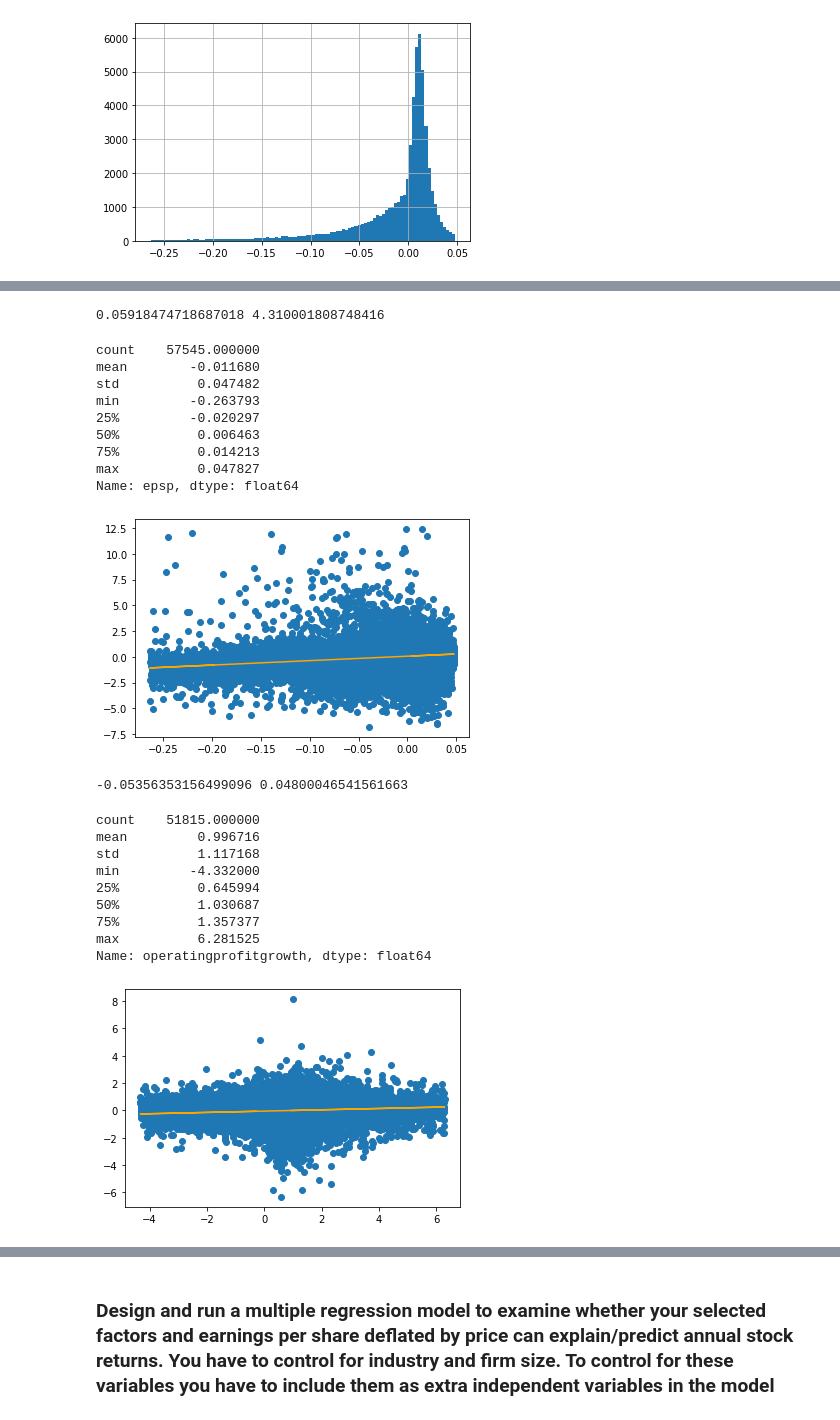
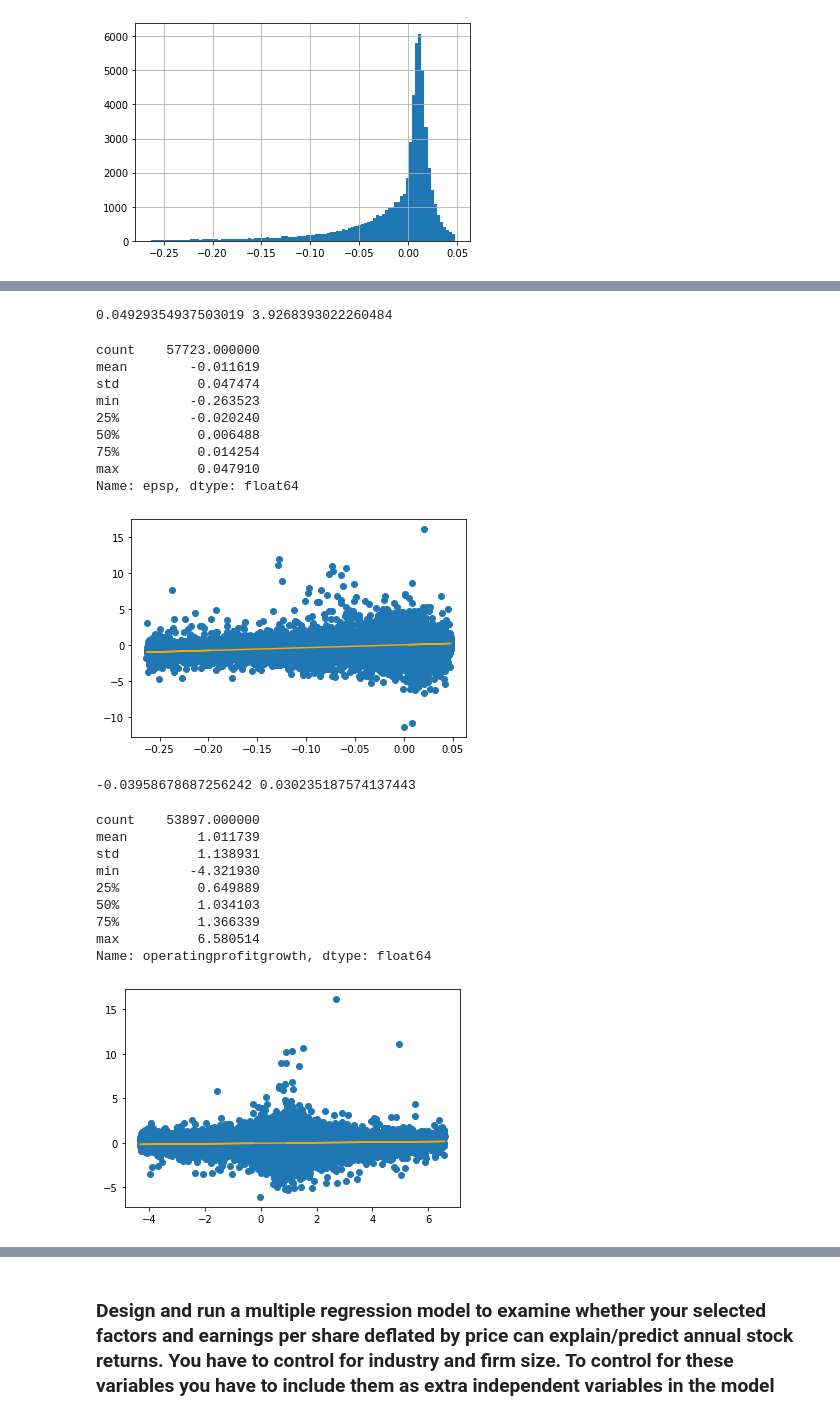
Before and after one commit to AlexReusC/Modulo-1-IA, a Jupyter notebook: portafolio.ipynb, the cells around one changed output, grey strips where cells are left out. Saved outputs shown, nothing was run; the diff lists cells and outputs as text; code cells hidden in the pictures.

```diff
--- a/portafolio.ipynb
+++ b/portafolio.ipynb
@@ -474,4 +473,0 @@ df.groupby(["firm"])["salesannualgrowth"].describe()
-# %%
-df["operatingprofitgrowth"] = df["ebit"] / df["lebit"]
-df["operatingprofitgrowth"].replace([-np.inf, np.inf], np.nan, inplace=True)
-df.groupby(["firm"])["operatingprofitgrowth"].describe()
@@ -492,0 +474,4 @@ df.groupby(["firm"])["operatingprofitgrowth"].describe()
+# %%
+lebit_tmp = df["lebit"].replace(0, np.nan)
+df["operatingprofitgrowth"] = df["ebit"] / lebit_tmp
+df.groupby(["firm"])["operatingprofitgrowth"].describe()
@@ -493,5 +493,6 @@ df.groupby(["firm"])["operatingprofitgrowth"].describe()
 # %%
-df["booktomarketratio"] = df["marketvalue"] / df["bookvalue"]
+bookvalue_tmp = df["bookvalue"].replace(0, np.nan)
+df["booktomarketratio"] = df["marketvalue"] / bookvalue_tmp
 df.groupby(["firm"])["booktomarketratio"].describe()
 # %% [output]
 |  | count | mean | std | min | 25% | 50% | 75% | max |
@@ -551,7 +552,8 @@ IV: Operating profit growth, book to market value, short debts
 # %%
 df = pd.get_dummies(df, columns=["size"], drop_first=True)
 # %%
-df["shortfinancialleverage"] = df["shortdebt"] / df["totalassets"]
+totalassets_tmp = df["totalassets"].replace(0, np.nan)
+df["shortfinancialleverage"] = df["shortdebt"] / totalassets_tmp
 df_manufacturing = df[df["Sector NAICS\nlevel 1"] == "Manufacturing"].copy()
-df_manufacturing
+df_manufacturing.describe()
 # %% [output]
@@ -597,7 +594,7 @@ df_manufacturing[(df_manufacturing["shortfinancialleverage"] < df_manufacturing[
 plt.clf()
 tmp_df_manufacturing = df_manufacturing[(df_manufacturing["epsp"] < df_manufacturing["epsp"].quantile(.975)) & (df_manufacturing["epsp"] > df_manufacturing["epsp"].quantile(.025))]
 x = tmp_df_manufacturing["epsp"]
-y = tmp_df_manufacturing["ccstockreturns"]
+y = tmp_df_manufacturing["f1"]
 
 idx = np.isfinite(x) & np.isfinite(y)
 
@@ -610,43 +607,45 @@ plt.plot(x, yfit,c="orange")
 plt.scatter(x,y)
 x.describe()
 # %% [output]
-0.05918474718687018 4.310001808748416
+0.04929354937503019 3.9268393022260484
-count    57545.000000
-mean        -0.011680
-std          0.047482
-min         -0.263793
-25%         -0.020297
-50%          0.006463
-75%          0.014213
-max          0.047827
+count    57723.000000
+mean        -0.011619
+std          0.047474
+min         -0.263523
+25%         -0.020240
+50%          0.006488
+75%          0.014254
+max          0.047910
 Name: epsp, dtype: float64
-[figure, old version]
+[figure, new version]
 # %%
 plt.clf()
 tmp_df_manufacturing = df_manufacturing[(df_manufacturing["operatingprofitgrowth"] < df_manufacturing["operatingprofitgrowth"].quantile(.975)) & (df_manufacturing["operatingprofitgrowth"] > df_manufacturing["operatingprofitgrowth"].quantile(.025))]
 x = tmp_df_manufacturing["operatingprofitgrowth"]
-y = tmp_df_manufacturing["ccstockreturns"]
+y = tmp_df_manufacturing["f1"]
 
-b1,b0 = np.polyfit(x,y,1)
+idx = np.isfinite(x) & np.isfinite(y)
+
+b1,b0 = np.polyfit(x[idx],y[idx],1)
 yfit = b0+b1*x
 
 print(b0, b1)
 plt.plot(x, yfit,c="orange")
 
 plt.scatter(x,y)
 x.describe()
 # %% [output]
--0.05356353156499096 0.04800046541561663
+-0.03958678687256242 0.030235187574137443
-count    51815.000000
-mean         0.996716
-std          1.117168
-min         -4.332000
-25%          0.645994
-50%          1.030687
-75%          1.357377
-max          6.281525
+count    53897.000000
+mean         1.011739
+std          1.138931
+min         -4.321930
+25%          0.649889
+50%          1.034103
+75%          1.366339
+max          6.580514
 Name: operatingprofitgrowth, dtype: float64
-[figure, old version]
+[figure, new version]
 # %%
 plt.clf()
 tmp_df_manufacturing = df_manufacturing[(df_manufacturing["booktomarketratio"] < df_manufacturing["booktomarketratio"].quantile(.975)) & (df_manufacturing["booktomarketratio"] > df_manufacturing["booktomarketratio"].quantile(.025))]
```
Also changed, not shown: parts of 52 cells of this notebook.
